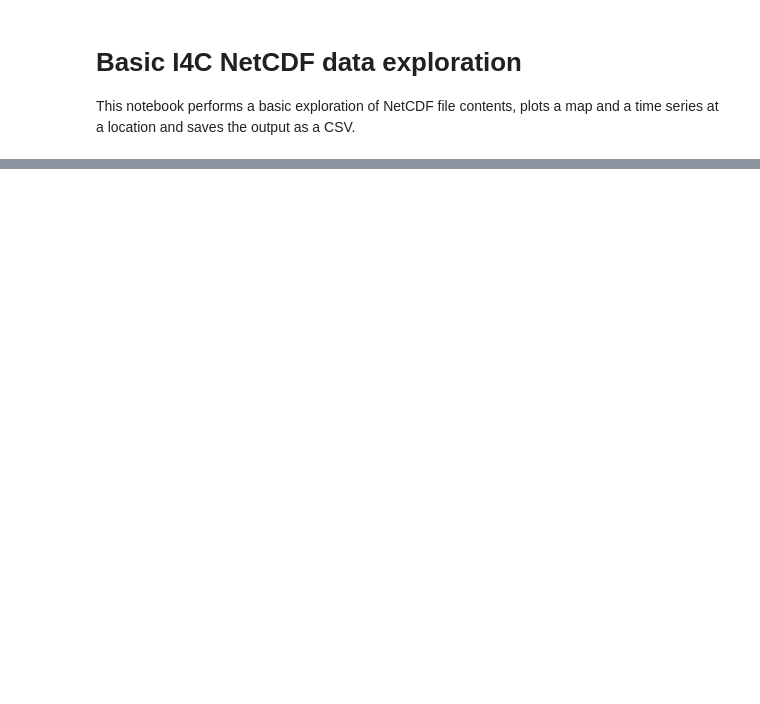
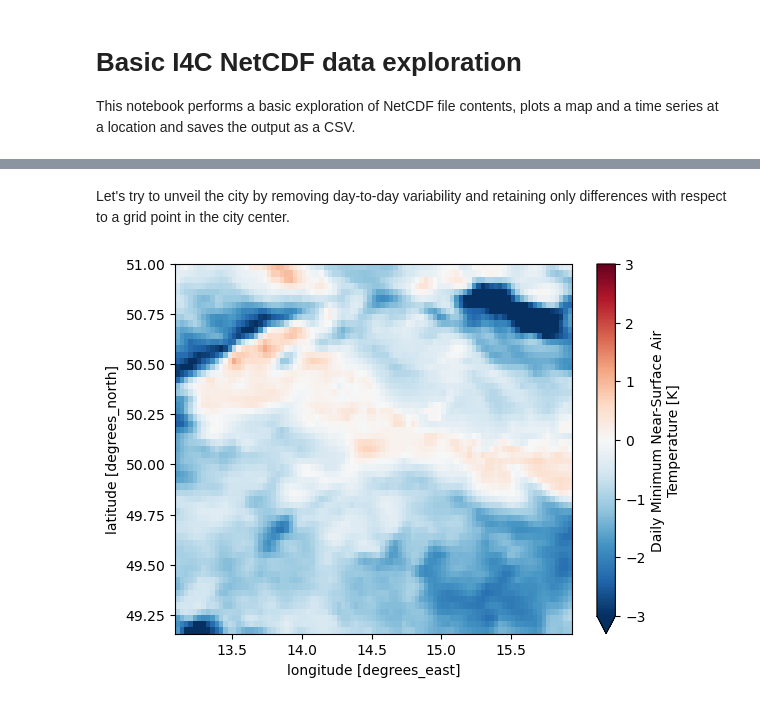
Before and after one commit to jesusff/T33-Emulator-hub, a Jupyter notebook: notebooks/basic_data_exploration.ipynb, the cells around one changed output, grey strips where cells are left out. Drawn from its saved outputs; the diff is of its cells as text; code cells hidden in the pictures; blank space fills up the shorter version.

```diff
--- a/notebooks/basic_data_exploration.ipynb
+++ b/notebooks/basic_data_exploration.ipynb
@@ -94,0 +101,8 @@ df
+# %% [markdown]
+Let's try to unveil the city by removing day-to-day variability and retaining only differences with respect to a grid point in the city center.
+# %%
+tasmin_diff = ds.tasmin - time_series
+tasmin_diff_mean = tasmin_diff.mean(dim='time')
+ax = tasmin_diff_mean.plot(cmap='RdBu_r', vmin=-3, vmax=3)
+# %% [output]
+[figure, added]
```
Also changed, not shown: parts of 7 cells of this notebook.
